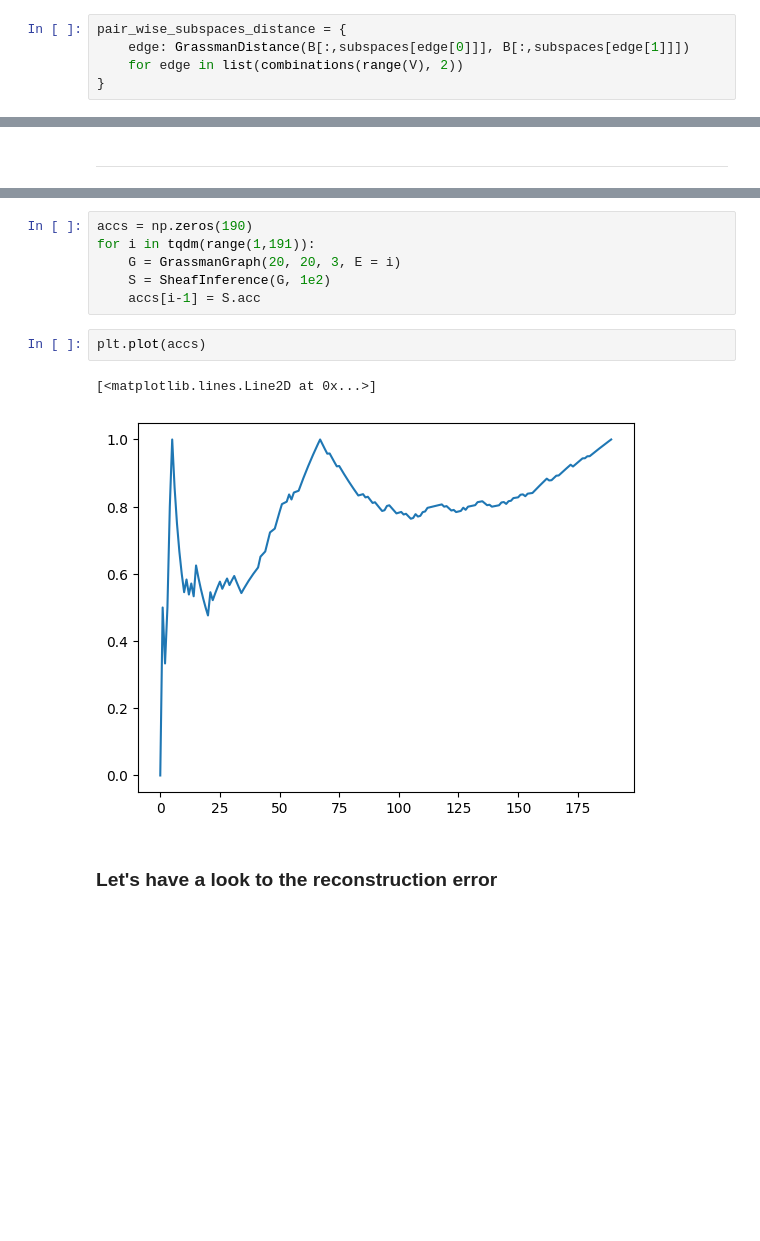
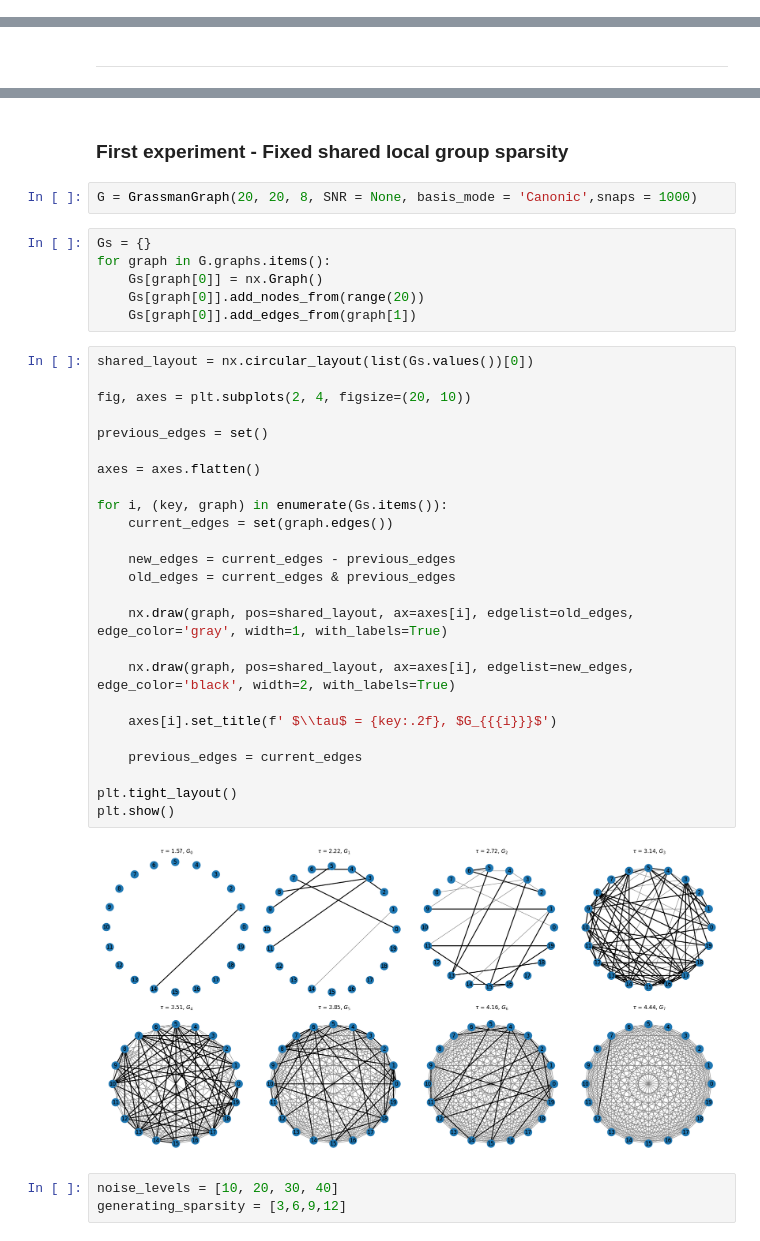
Before and after one commit to LeoDiNino97/LearningOnGraphCellularSheaves, a Jupyter notebook: ToyCase.ipynb, the cells around one changed output, grey strips where cells are left out. Drawn from its saved outputs; the diff is of its cells as text; blank space fills up the shorter version.

```diff
--- a/ToyCase.ipynb
+++ b/ToyCase.ipynb
@@ -93,5 +24,0 @@ list(combinations(range(V), 2))
-# %%
-pair_wise_subspaces_distance = {
-    edge: GrassmanDistance(B[:,subspaces[edge[0]]], B[:,subspaces[edge[1]]])
-    for edge in list(combinations(range(V), 2))
-}
@@ -387,13 +263,40 @@ S = SheafInference(G, 1e2)
-# %%
-accs = np.zeros(190)
-for i in tqdm(range(1,191)):
-    G = GrassmanGraph(20, 20, 3, E = i)
-    S = SheafInference(G, 1e2)
-    accs[i-1] = S.acc
-# %%
-plt.plot(accs)
-# %% [output]
-[<matplotlib.lines.Line2D at 0x...>]
-[figure, removed]
-# %% [markdown]
-### Let's have a look to the reconstruction error
+# %% [markdown]
+### First experiment - Fixed shared local group sparsity
+# %%
+G = GrassmanGraph(20, 20, 8, SNR = None, basis_mode = 'Canonic',snaps = 1000)
+# %%
+Gs = {}
+for graph in G.graphs.items():
+    Gs[graph[0]] = nx.Graph()
+    Gs[graph[0]].add_nodes_from(range(20))
+    Gs[graph[0]].add_edges_from(graph[1])
+# %%
+shared_layout = nx.circular_layout(list(Gs.values())[0])
+
+fig, axes = plt.subplots(2, 4, figsize=(20, 10))
+
+previous_edges = set()
+
+axes = axes.flatten()
+
+for i, (key, graph) in enumerate(Gs.items()):
+    current_edges = set(graph.edges())
+
+    new_edges = current_edges - previous_edges
+    old_edges = current_edges & previous_edges
+
+    nx.draw(graph, pos=shared_layout, ax=axes[i], edgelist=old_edges, edge_color='gray', width=1, with_labels=True)
+
+    nx.draw(graph, pos=shared_layout, ax=axes[i], edgelist=new_edges, edge_color='black', width=2, with_labels=True)
+
+    axes[i].set_title(f' $\\tau$ = {key:.2f}, $G_{{{i}}}$')
+
+    previous_edges = current_edges
+
+plt.tight_layout()
+plt.show()
+# %% [output]
+[figure, added]
+# %%
+noise_levels = [10, 20, 30, 40]
+generating_sparsity = [3,6,9,12]
```
Also changed, not shown: parts of 50 cells of this notebook, 1 other file.
